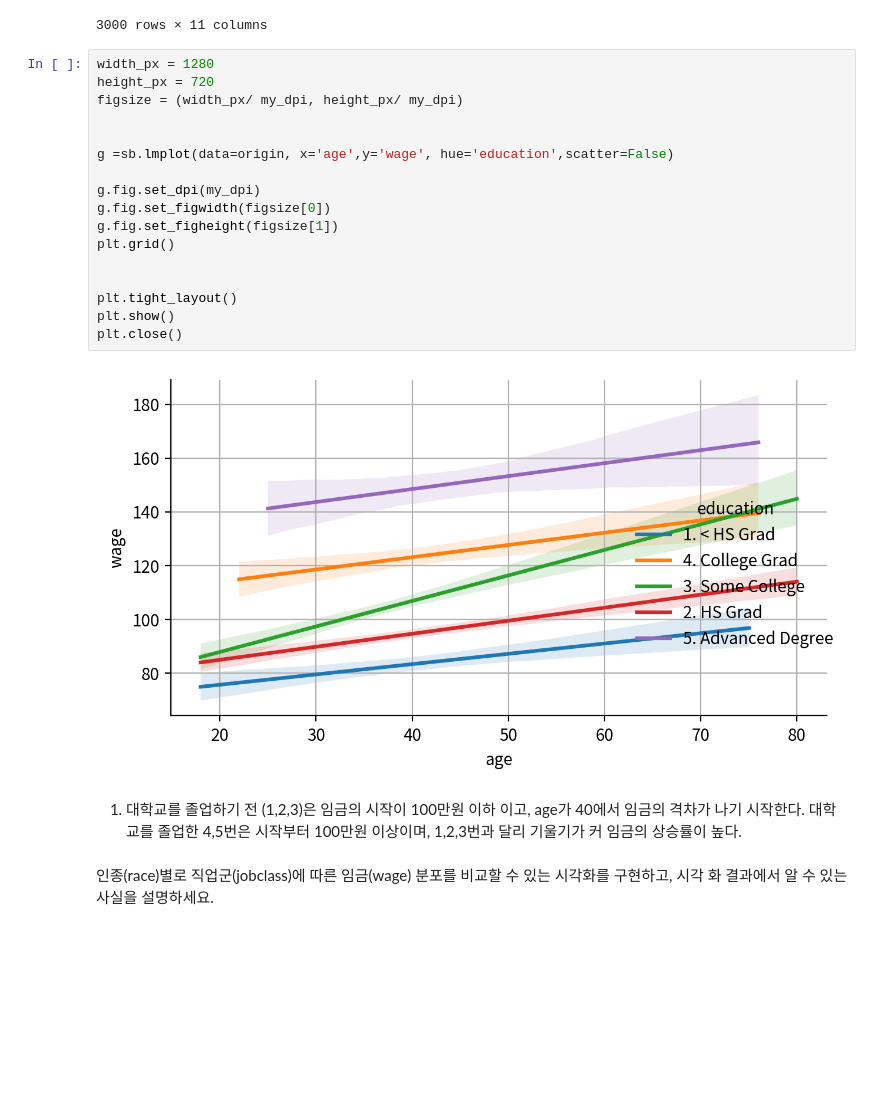
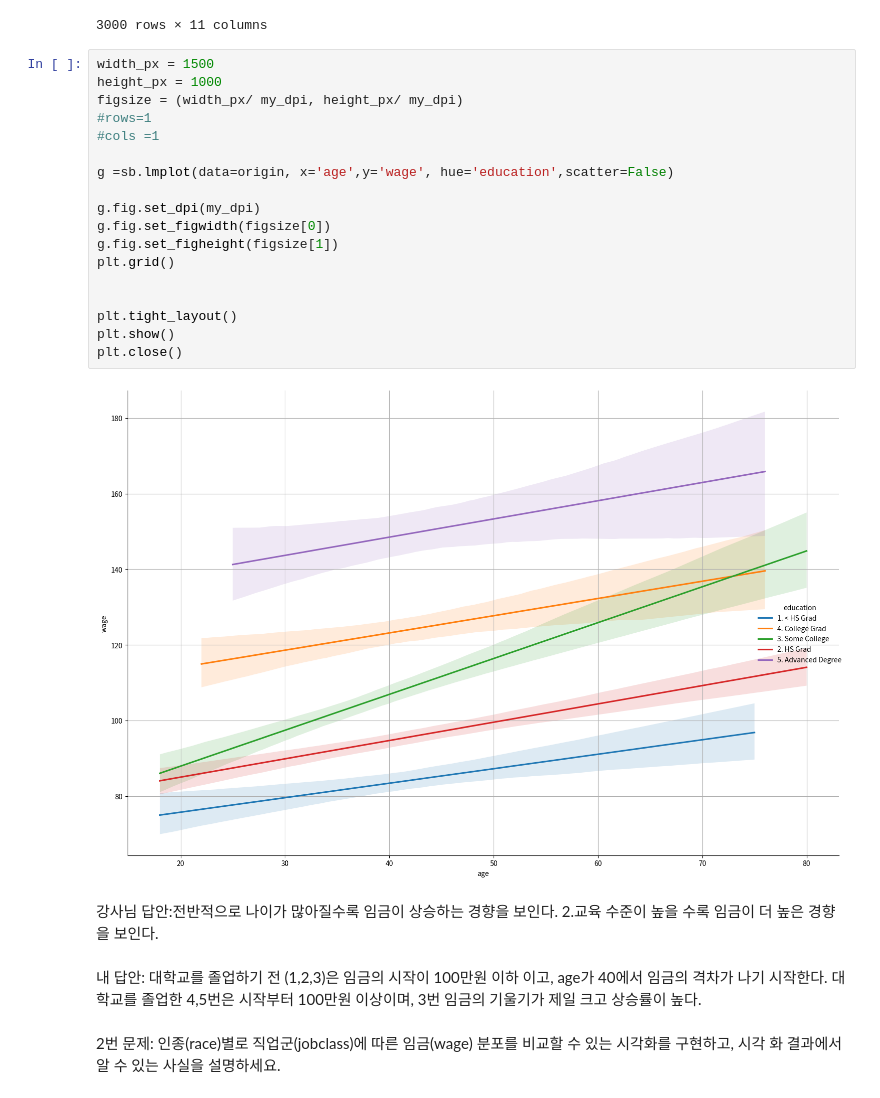
Before and after one commit to jyhong0207-netizen/python-study, a Jupyter notebook: DATA ANALYSIS BASIC/시각화 과제3개.ipynb, the cells around one changed output. Cells and saved outputs as stored; diff of their text form; blank space fills up the shorter version.

```diff
--- a/DATA ANALYSIS BASIC/시각화 과제3개.ipynb
+++ b/DATA ANALYSIS BASIC/시각화 과제3개.ipynb
@@ -49,29 +49,33 @@ wage        임금
 | 2999 | 2009 | 55 | 5. Separated | 1. White | 2. HS Grad | 2. Middle Atlantic | 1. Industrial | 1. <=Good | 1. Yes | 4.505150 | ... |
 3000 rows × 11 columns
 # %%
-width_px = 1280
-height_px = 720
+width_px = 1500
+height_px = 1000
 figsize = (width_px/ my_dpi, height_px/ my_dpi)
-
+#rows=1
+#cols =1
 
 g =sb.lmplot(data=origin, x='age',y='wage', hue='education',scatter=False)
 
 g.fig.set_dpi(my_dpi)
 g.fig.set_figwidth(figsize[0])
 g.fig.set_figheight(figsize[1])
 plt.grid()
 
 
 plt.tight_layout()
 plt.show()
 plt.close()
 # %% [output]
-[figure, old version]
+[figure, new version]
+# %% [markdown]
+강사님 답안:전반적으로 나이가 많아질수록 임금이 상승하는 경향을 보인다.
+2.교육 수준이 높을 수록 임금이 더 높은 경향을 보인다.
 # %% [markdown]
-1. 대학교를 졸업하기 전 (1,2,3)은 임금의 시작이 100만원 이하 이고, age가 40에서 임금의 격차가 나기 시작한다.
-대학교를 졸업한 4,5번은 시작부터 100만원 이상이며, 1,2,3번과 달리 기울기가 커 임금의 상승률이 높다.
+내 답안: 대학교를 졸업하기 전 (1,2,3)은 임금의 시작이 100만원 이하 이고, age가 40에서 임금의 격차가 나기 시작한다.
+대학교를 졸업한 4,5번은 시작부터 100만원 이상이며, 3번 임금의 기울기가 제일 크고 상승률이 높다.
 # %% [markdown]
-인종(race)별로 직업군(jobclass)에 따른 임금(wage) 분포를 비교할 수 있는 시각화를 구현하고, 시각
+2번 문제: 인종(race)별로 직업군(jobclass)에 따른 임금(wage) 분포를 비교할 수 있는 시각화를 구현하고, 시각
 화 결과에서 알 수 있는 사실을 설명하세요.
 # %%
 width_px = 1280
```
Also changed, not shown: parts of 4 cells of this notebook, 4 other files.
